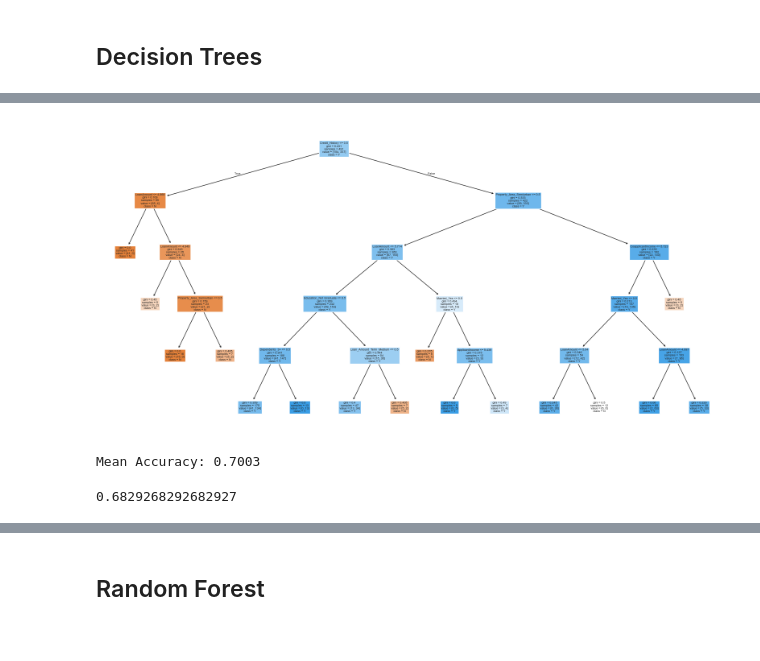
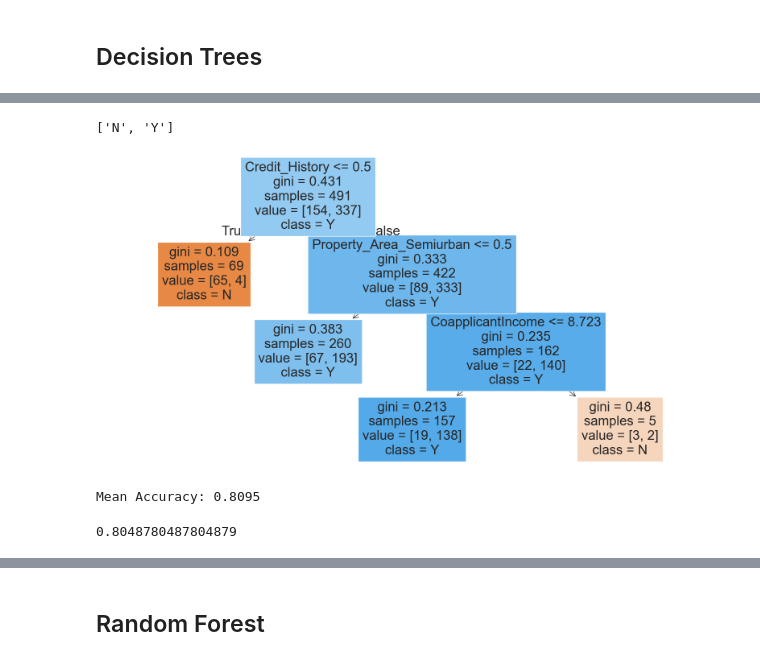
Before and after one commit to EdwinVivek/loan-eligibility-prediction, a Jupyter notebook: loan_eligibility_prediction.ipynb, the cells around one changed output, grey strips where cells are left out. Saved outputs shown, nothing was run; the diff lists cells and outputs as text; code cells hidden in the pictures.

Commit message:
included model interpretation

```diff
--- a/loan_eligibility_prediction.ipynb
+++ b/loan_eligibility_prediction.ipynb
@@ -983,5 +982,6 @@ plt.show()
 ## Decision Trees
 # %%
 from sklearn.tree import DecisionTreeClassifier
-tree = DecisionTreeClassifier(criterion='gini')
+tree = DecisionTreeClassifier(criterion='gini', max_leaf_nodes=4)
 tree_pipe = make_pipeline(final_pipeline, tree)
+tree_pipe.fit(loan_X_train, y_train)
@@ -1008,13 +988,17 @@ Pipeline(steps=[('pipeline',
+# %%
+tree_model.classes_.tolist()
+# %% [output]
+['N', 'Y']
 # %%
 from sklearn.tree import plot_tree
-tree_model = tree_pipe_tuned.named_steps["decisiontreeclassifier"]
+tree_model = tree_pipe.named_steps["decisiontreeclassifier"]
 
 plt.figure(figsize=(20,10))  # Adjust the figure size as needed
 plot_tree(tree_model, filled=True, feature_names=X_train.columns.tolist(),
   class_names=tree_model.classes_.tolist())
 plt.show()
 # %% [output]
-[figure, old version]
+[figure, new version]
 # %%
 y_pred_tree = tree_pipe.predict(loan_X_valid)
 # %%
@@ -1022,11 +1006,11 @@ from sklearn.model_selection import cross_val_score
 scores = cross_val_score(tree_pipe, X, y, cv=5, scoring="accuracy")
 print(f"Mean Accuracy: {scores.mean():.4f}")
 # %% [output]
-Mean Accuracy: 0.7003
+Mean Accuracy: 0.8095
 # %%
 accuracy_score(y_valid, y_pred_tree)
 # %% [output]
-0.6829268292682927
+0.8048780487804879
 # %%
 from sklearn.model_selection import GridSearchCV
 
```
Also changed, not shown: parts of 17 cells of this notebook, 3 other files.
